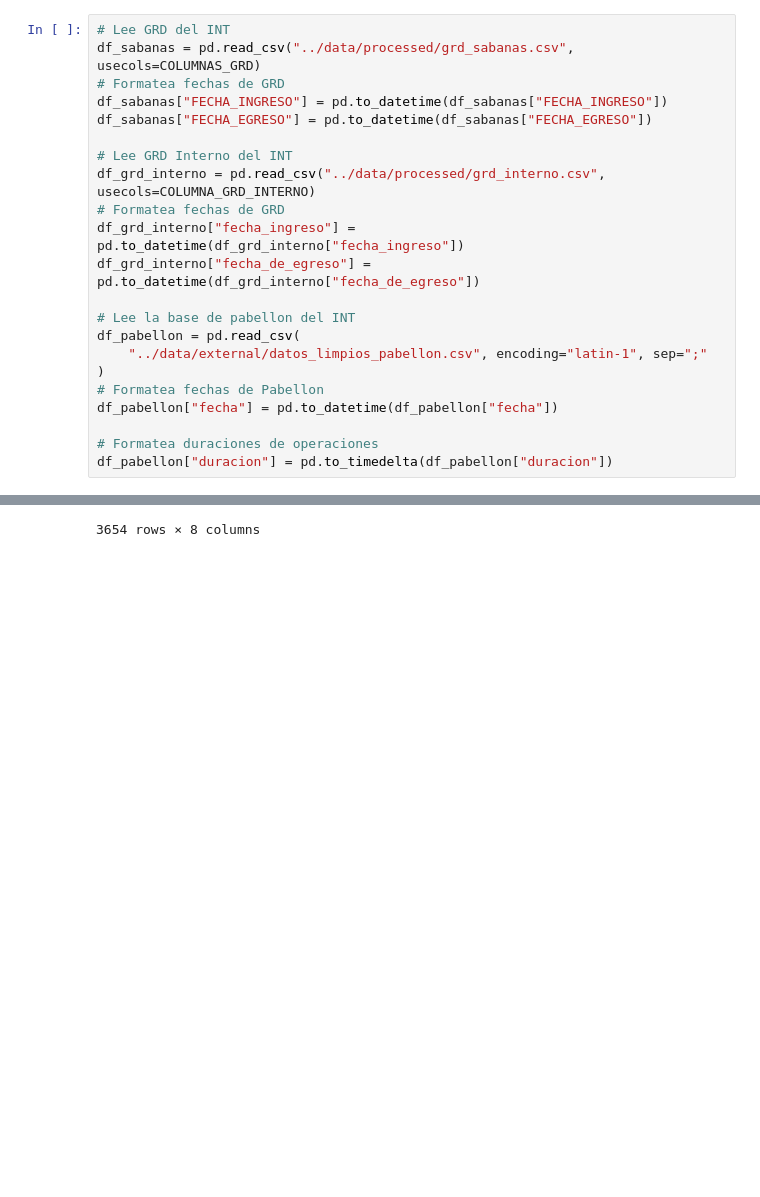
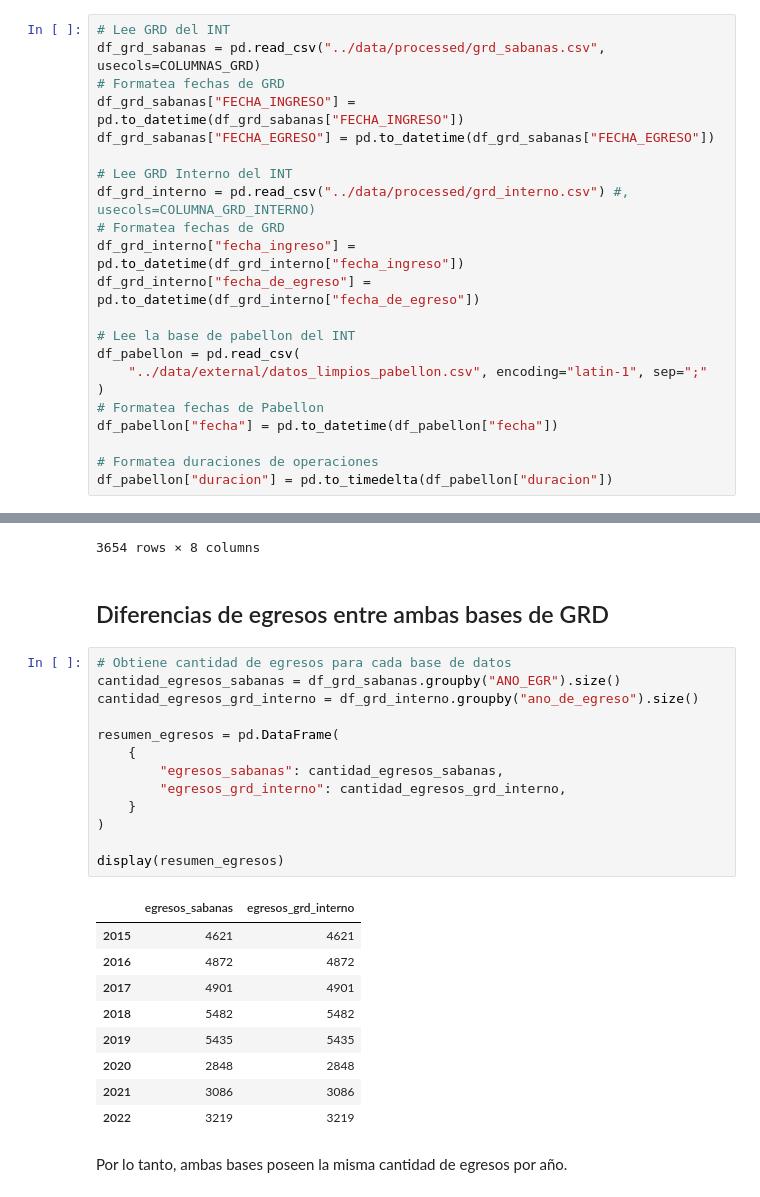
Before and after one commit to JavierRojas14/grd-interno, a Jupyter notebook: notebooks/2.0-jrb-pabellon.ipynb, the cells around one changed output, grey strips where cells are left out. Cells and saved outputs as stored; diff of their text form; blank space fills up the shorter version.

Commit message:
Describe la cantidad de egresos por anio

```diff
--- a/notebooks/2.0-jrb-pabellon.ipynb
+++ b/notebooks/2.0-jrb-pabellon.ipynb
@@ -70,13 +67,13 @@ COLUMNA_GRD_INTERNO = [
 ]
 # %%
 # Lee GRD del INT
-df_sabanas = pd.read_csv("../data/processed/grd_sabanas.csv", usecols=COLUMNAS_GRD)
+df_grd_sabanas = pd.read_csv("../data/processed/grd_sabanas.csv", usecols=COLUMNAS_GRD)
 # Formatea fechas de GRD
-df_sabanas["FECHA_INGRESO"] = pd.to_datetime(df_sabanas["FECHA_INGRESO"])
-df_sabanas["FECHA_EGRESO"] = pd.to_datetime(df_sabanas["FECHA_EGRESO"])
+df_grd_sabanas["FECHA_INGRESO"] = pd.to_datetime(df_grd_sabanas["FECHA_INGRESO"])
+df_grd_sabanas["FECHA_EGRESO"] = pd.to_datetime(df_grd_sabanas["FECHA_EGRESO"])
 
 # Lee GRD Interno del INT
-df_grd_interno = pd.read_csv("../data/processed/grd_interno.csv", usecols=COLUMNA_GRD_INTERNO)
+df_grd_interno = pd.read_csv("../data/processed/grd_interno.csv") #, usecols=COLUMNA_GRD_INTERNO)
 # Formatea fechas de GRD
 df_grd_interno["fecha_ingreso"] = pd.to_datetime(df_grd_interno["fecha_ingreso"])
 df_grd_interno["fecha_de_egreso"] = pd.to_datetime(df_grd_interno["fecha_de_egreso"])
@@ -169,3 +166,30 @@ resumen_grd_interno_duraciones_por_operacion.set_index(AGRUPACION_A_OBTENER)
 |  |  |  | 34.24 | BIOPSIA PLEURA | 1 | ... |
 |  | A15.2 | Tuberculosis del pulmón, confirma... | 34.22 | MEDIASTINOSCOPIA | 1 | ... |
 3654 rows × 8 columns
+# %% [markdown]
+## Diferencias de egresos entre ambas bases de GRD
+# %%
+# Obtiene cantidad de egresos para cada base de datos
+cantidad_egresos_sabanas = df_grd_sabanas.groupby("ANO_EGR").size()
+cantidad_egresos_grd_interno = df_grd_interno.groupby("ano_de_egreso").size()
+
+resumen_egresos = pd.DataFrame(
+    {
+        "egresos_sabanas": cantidad_egresos_sabanas,
+        "egresos_grd_interno": cantidad_egresos_grd_interno,
+    }
+)
+
+display(resumen_egresos)
+# %% [output]
+|  | egresos_sabanas | egresos_grd_interno |
+| 2015 | 4621 | 4621 |
+| 2016 | 4872 | 4872 |
+| 2017 | 4901 | 4901 |
+| 2018 | 5482 | 5482 |
+| 2019 | 5435 | 5435 |
+| 2020 | 2848 | 2848 |
+| 2021 | 3086 | 3086 |
+| 2022 | 3219 | 3219 |
+# %% [markdown]
+Por lo tanto, ambas bases poseen la misma cantidad de egresos por año.
```
Also changed, not shown: parts of 2 cells of this notebook.
